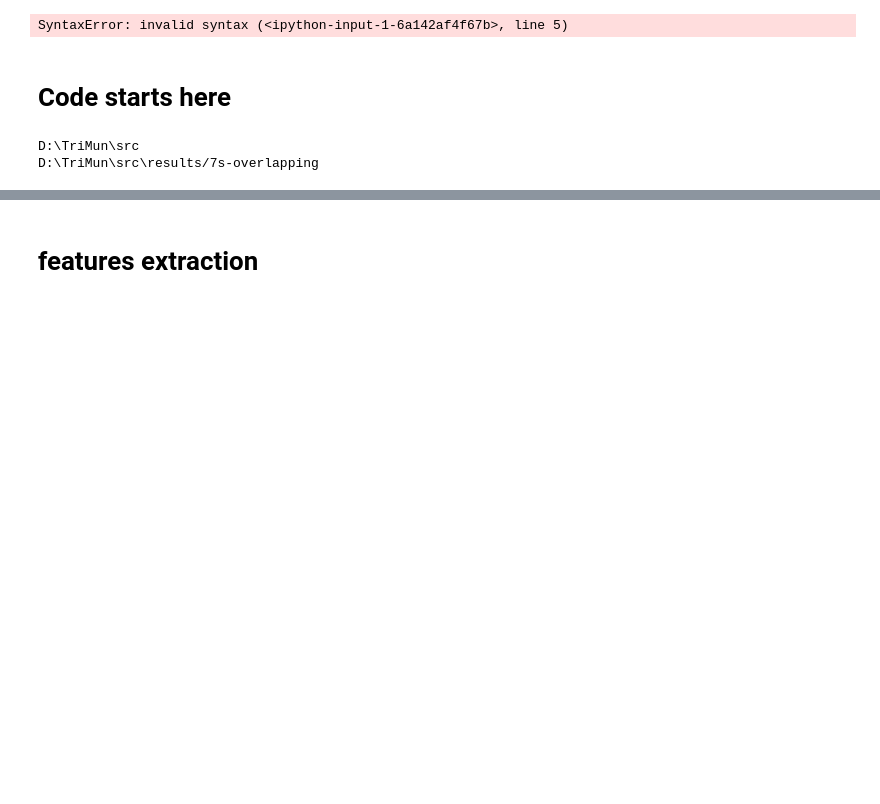
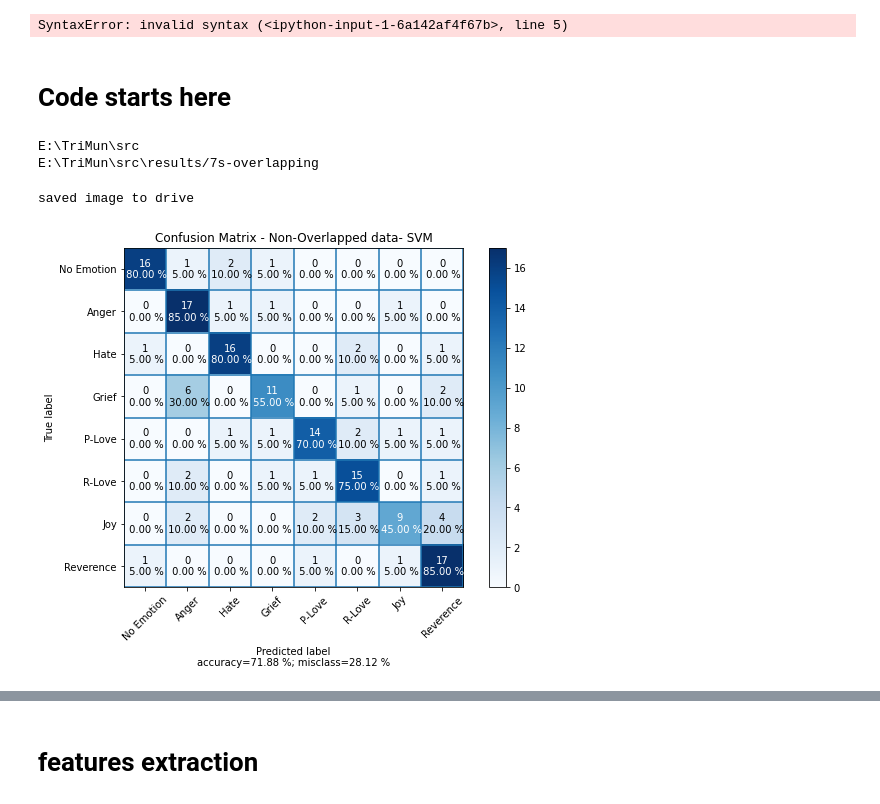
Before and after one commit to nguyennam2910/TriMun, a Jupyter notebook: src/Overlapped_segmenting_method.ipynb, the cells around one changed output, grey strips where cells are left out. Cells and saved outputs as stored; diff of their text form; code cells hidden in the pictures; blank space fills up the shorter version.

```diff
--- a/src/Overlapped_segmenting_method.ipynb
+++ b/src/Overlapped_segmenting_method.ipynb
@@ -72,10 +72,30 @@ import matplotlib.pyplot as plt
 %matplotlib inline
 
 emotion_keys = ["No Emotion", "Anger", "Hate", "Grief","P-Love", "R-Love","Joy", "Reverence"]
+neu_keys = ["Neutral", "Negative", "Positive"]
 
 results_fold = "results/7s-overlapping"
 fold_dir = os.path.join(root, results_fold)
 print(fold_dir)
 # %% [output]
-D:\TriMun\src
-D:\TriMun\src\results/7s-overlapping
+E:\TriMun\src
+E:\TriMun\src\results/7s-overlapping
+# %%
+CM = np.array([[16, 1, 2, 1, 0, 0, 0, 0],
+      [0, 17, 1, 1, 0, 0, 1, 0],
+      [1, 0, 16, 0, 0, 2, 0, 1],
+      [0, 6, 0, 11, 0, 1, 0, 2],
+      [0, 0, 1, 1, 14, 2, 1, 1],
+      [0, 2, 0, 1, 1, 15, 0, 1],
+      [0, 2, 0, 0, 2, 3, 9, 4],
+      [1, 0, 0, 0, 1, 0, 1, 17]])
+
+fig = plot_confusion_matrix(cm  = CM,
+                      normalize    = None,
+                      target_names = emotion_keys,
+                      title        = "Confusion Matrix - Non-Overlapped data- SVM",
+                      savefig = True,
+                      figname = "SVM-overlapped-confusionmatrix - both.png")
+# %% [output]
+saved image to drive
+[figure, added]
```
Also changed, not shown: parts of 6 cells of this notebook, 11 other files.
